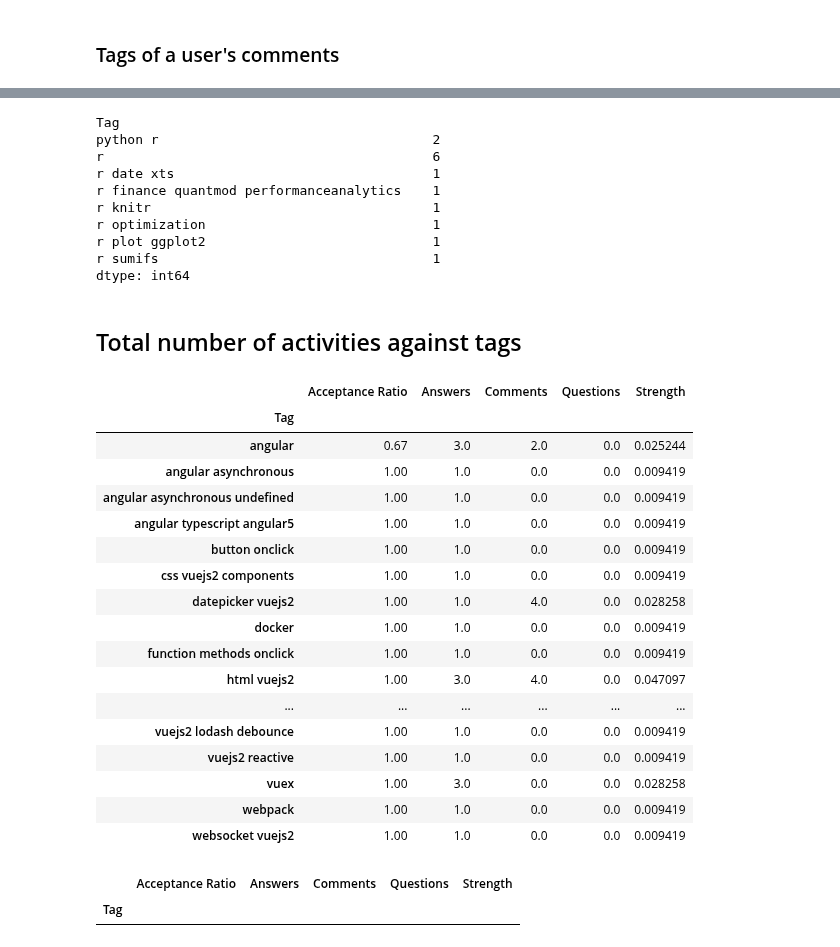
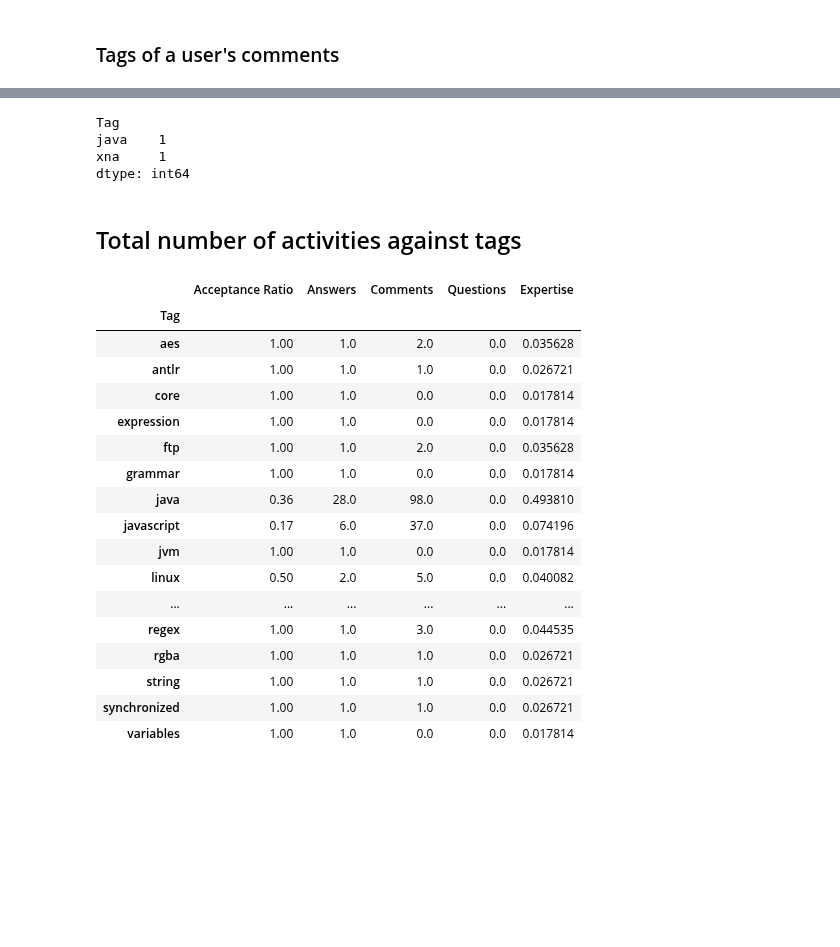
Before and after one commit to MaksimDan/160-Stackoverflow, a Jupyter notebook: source/eda/archive/User_Strength.ipynb, the cells around one changed output, grey strips where cells are left out. Saved outputs shown, nothing was run; the diff lists cells and outputs as text; code cells hidden in the pictures; blank space fills up the shorter version.

Commit message:
update data

```diff
--- a/source/eda/archive/User_Strength.ipynb
+++ b/source/eda/archive/User_Strength.ipynb
@@ -99,16 +108,12 @@ def accepted_ratio(user_id):
     return: series
     """
     accepted_tags = []
-    pattern = '[<>]'
-
-    regex = re.compile(pattern, flags = re.IGNORECASE)
-    answers = Posts.loc[(Posts.OwnerUserId == user_id) &  (Posts.PostTypeId == 2)]
+    answers = Answers2012.loc[(Answers2012.OwnerUserId == user_id) ]
 
     for i in range(len(answers)):
-        tags = Posts.loc[(Posts.AcceptedAnswerId == answers.Id.iloc[i])]['Tags']
+        tags = Questions2012.loc[(Questions2012.AcceptedAnswerId == answers.Id.iloc[i])]['Tags']
         try:
-            tags1 = list(filter(None,regex.split(tags.iloc[0])))
-            accepted_tags.extend(tags1)
+            accepted_tags.extend(tags.iloc[0].split(" "))
         except:
             continue
     freq_acanswers = pd.DataFrame({'Tag':accepted_tags}).groupby('Tag').size()
@@ -142,6 +144,6 @@ def question_user(user_id):
     @param user_id: int
     return: series
     """
-    idx = Posts.loc[(Posts.OwnerUserId == user_id) &  (Posts.PostTypeId == 1)]['Id']
+    idx = Questions2012.loc[(Questions2012.OwnerUserId == user_id)]['Id']
     return freq_table(idx)
 # %%
@@ -154,7 +164,7 @@ dtype: int64
 # %% [markdown]
 ### Tags of a user's comments
 # %%
-Comments = pd.read_csv('../../160-Stackoverflow-Data/300000_rows/Comments.csv')
+Comments = pd.read_csv('../../160-Stackoverflow-Data/train_test/Comments.csv')
 # %%
 Comments.head()
 # %% [output]
@@ -175,17 +185,11 @@ def comments_user(user_id):
     return freq_table(idx)
 # %%
 #example
-comments_user(516548)
+comments_user(53543)
 # %% [output]
 Tag
-python r                                   2
-r                                          6
-r date xts                                 1
-r finance quantmod performanceanalytics    1
-r knitr                                    1
-r optimization                             1
-r plot ggplot2                             1
-r sumifs                                   1
+java    1
+xna     1
 dtype: int64
 # %% [markdown]
 ## Total number of activities against tags
@@ -203,37 +207,34 @@ def activities(user_id):
     user_table = pd.DataFrame({'Answers' : answers ,'Acceptance Ratio' : acc_ratio ,'Questions':questions,'Comments': comments})
     user_table = user_table.fillna(0)
     if len(user_table) != 0 :
-        user_table['Strength'] = user_table.apply(lambda
-                                                  row: (row['Answers']+1/2*row['Comments']+1/2*(row['Questions'])
-                                                       )*(row['Acceptance Ratio']), axis=1)
+        user_table['Expertise'] = user_table.apply(lambda
+                                                  row: (row['Answers']+1/2*row['Comments']+1/2*row['Questions']
+                                                       )*(row['Acceptance Ratio']), axis=1) #*(row['Acceptance Ratio'])
         # As comments are less important than answers or accepted answers, adjusting the impact of comments
-    user_table = user_table[user_table.Strength > user_table.Strength.quantile(0.25)] # drop lower 25% strength values
-    user_table.Strength = user_table.Strength / sum(user_table.Strength) #scaling
+        user_table = user_table[user_table.Expertise > user_table.Expertise.quantile(0.25)] # drop lower 25% strength values
+        user_table.Expertise = user_table.Expertise / sum(user_table.Expertise) #scaling
     return user_table
 # %%
-activities(1850609)
+activities(377270)
 # %% [output]
-|  | Acceptance Ratio | Answers | Comments | Questions | Strength |
+|  | Acceptance Ratio | Answers | Comments | Questions | Expertise |
 | Tag |  |  |  |  |  |
-| angular | 0.67 | 3.0 | 2.0 | 0.0 | 0.025244 |
-| angular asynchronous | 1.00 | 1.0 | 0.0 | 0.0 | 0.009419 |
-| angular asynchronous undefined | 1.00 | 1.0 | 0.0 | 0.0 | 0.009419 |
-| angular typescript angular5 | 1.00 | 1.0 | 0.0 | 0.0 | 0.009419 |
-| button onclick | 1.00 | 1.0 | 0.0 | 0.0 | 0.009419 |
-| css vuejs2 components | 1.00 | 1.0 | 0.0 | 0.0 | 0.009419 |
-| datepicker vuejs2 | 1.00 | 1.0 | 4.0 | 0.0 | 0.028258 |
-| docker | 1.00 | 1.0 | 0.0 | 0.0 | 0.009419 |
-| function methods onclick | 1.00 | 1.0 | 0.0 | 0.0 | 0.009419 |
-| html vuejs2 | 1.00 | 3.0 | 4.0 | 0.0 | 0.047097 |
+| aes | 1.00 | 1.0 | 2.0 | 0.0 | 0.035628 |
+| antlr | 1.00 | 1.0 | 1.0 | 0.0 | 0.026721 |
+| core | 1.00 | 1.0 | 0.0 | 0.0 | 0.017814 |
+| expression | 1.00 | 1.0 | 0.0 | 0.0 | 0.017814 |
+| ftp | 1.00 | 1.0 | 2.0 | 0.0 | 0.035628 |
+| grammar | 1.00 | 1.0 | 0.0 | 0.0 | 0.017814 |
+| java | 0.36 | 28.0 | 98.0 | 0.0 | 0.493810 |
+| javascript | 0.17 | 6.0 | 37.0 | 0.0 | 0.074196 |
+| jvm | 1.00 | 1.0 | 0.0 | 0.0 | 0.017814 |
+| linux | 0.50 | 2.0 | 5.0 | 0.0 | 0.040082 |
 | ... | ... | ... | ... | ... | ... |
-| vuejs2 lodash debounce | 1.00 | 1.0 | 0.0 | 0.0 | 0.009419 |
-| vuejs2 reactive | 1.00 | 1.0 | 0.0 | 0.0 | 0.009419 |
-| vuex | 1.00 | 3.0 | 0.0 | 0.0 | 0.028258 |
-| webpack | 1.00 | 1.0 | 0.0 | 0.0 | 0.009419 |
-| websocket vuejs2 | 1.00 | 1.0 | 0.0 | 0.0 | 0.009419 |
+| regex | 1.00 | 1.0 | 3.0 | 0.0 | 0.044535 |
+| rgba | 1.00 | 1.0 | 1.0 | 0.0 | 0.026721 |
+| string | 1.00 | 1.0 | 1.0 | 0.0 | 0.026721 |
+| synchronized | 1.00 | 1.0 | 1.0 | 0.0 | 0.026721 |
+| variables | 1.00 | 1.0 | 0.0 | 0.0 | 0.017814 |
 # %%
-activities(9151888)
+activities(367456)
-# %% [output]
-|  | Acceptance Ratio | Answers | Comments | Questions | Strength |
-| Tag |  |  |  |  |  |
 # %%
```
Also changed, not shown: parts of 18 cells of this notebook.
